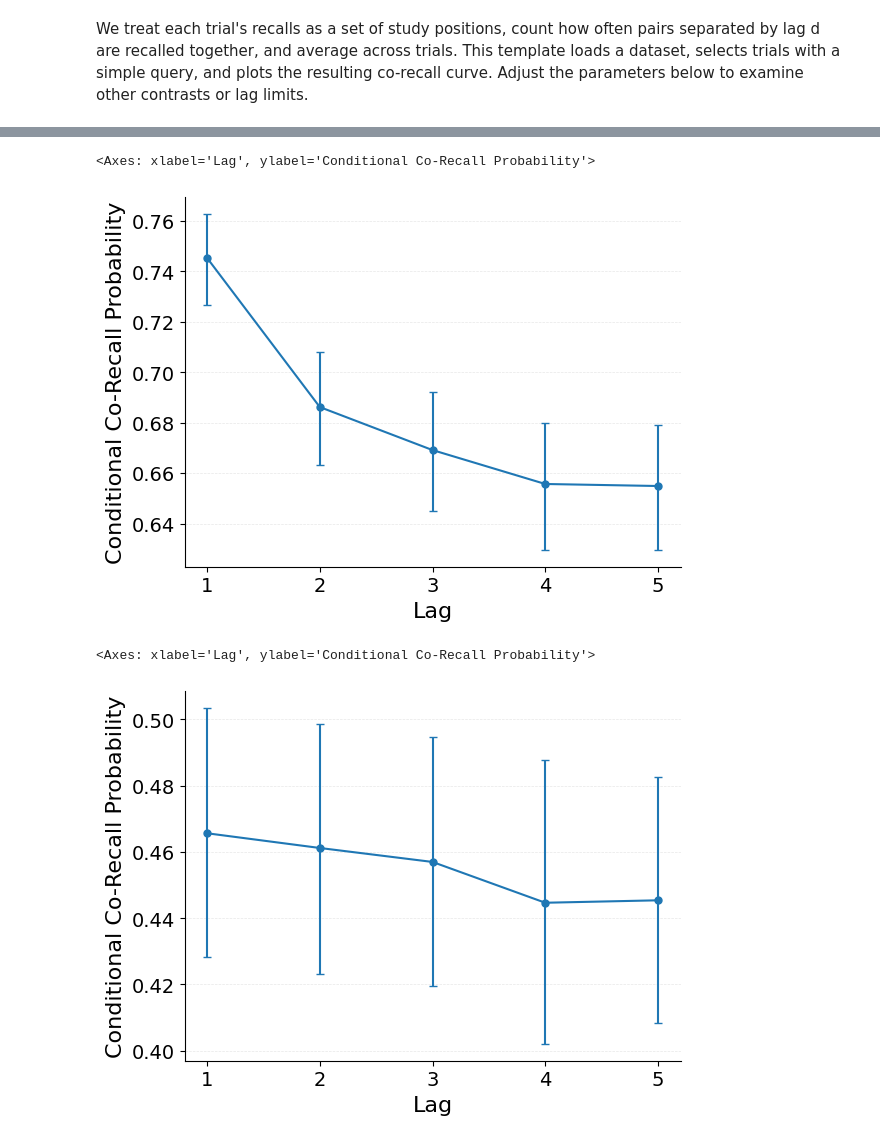
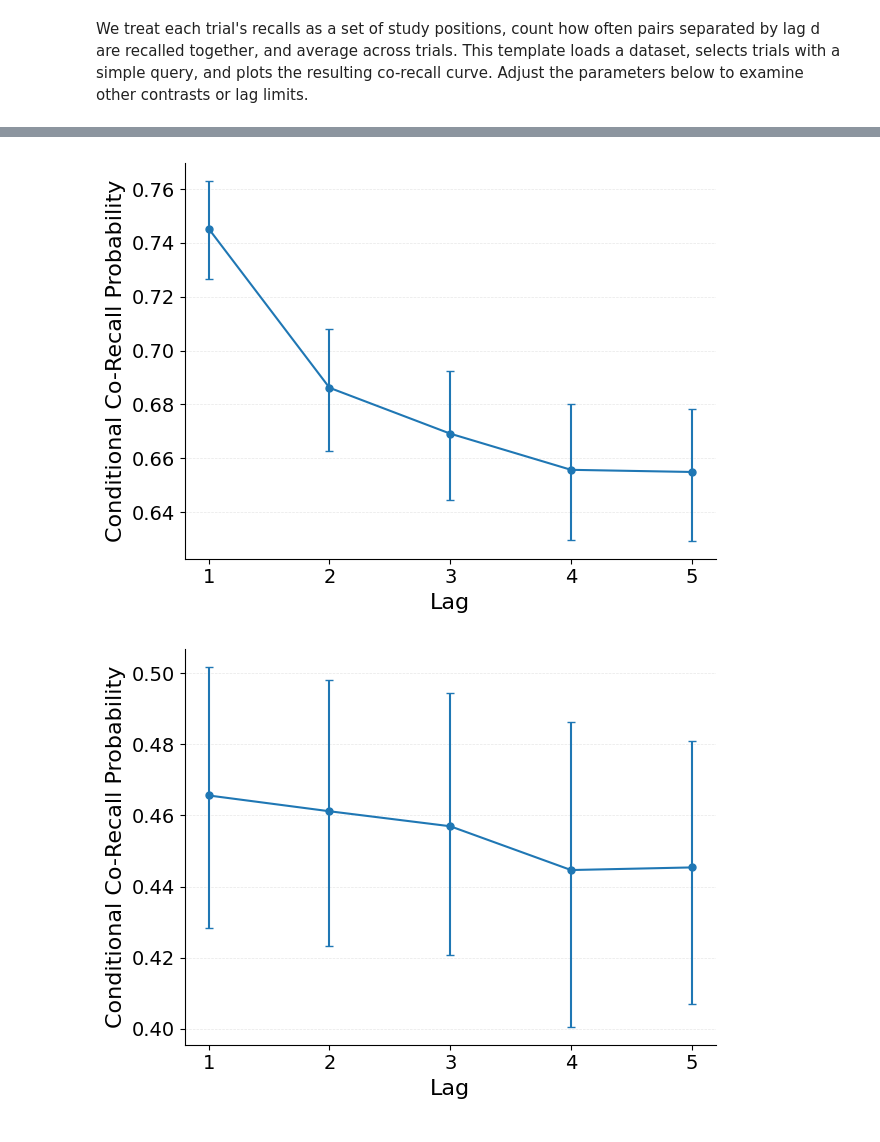
Before and after one commit to githubpsyche/jaxcmr, a Jupyter notebook: templates/conditional_corec_by_lag.ipynb, the cells around one changed output, grey strips where cells are left out. Drawn from its saved outputs; the diff is of its cells as text; code cells hidden in the pictures.

```diff
--- a/templates/conditional_corec_by_lag.ipynb
+++ b/templates/conditional_corec_by_lag.ipynb
@@ -48,27 +48,29 @@ plot_conditional_corec_by_lag(
     max_lag=max_lag,
 )
 # plt.ylim(ylim)
+plt.tight_layout()
+plt.savefig(f"projects/TalmiEEG/results/figures/analyses/peers_condcorec_by_lag.png", dpi=300)
 # %% [output]
-<Axes: xlabel='Lag', ylabel='Conditional Co-Recall Probability'>
-[figure, old version]
+[figure, new version]
 # %%
 run_tag = "CoRecByLag"
 data_name = "TalmiEEG"
 data_query = "data['subject'] > 0"
 max_lag = 5
 # ylim = [.1, .26]
 
 data_path = os.path.join(find_project_root(), f"data/{data_name}.h5")
 data = load_data(data_path)
 trial_mask = generate_trial_mask(data, data_query)
 # data['subject'] *= 0
 
 plot_conditional_corec_by_lag(
     data,
     trial_mask,
     max_lag=max_lag,
 )
 # plt.ylim(ylim)
+plt.tight_layout()
+# plt.savefig(f"projects/TalmiEEG/results/figures/analyses/zarubin_condcorec_by_lag.png", dpi=300)
 # %% [output]
-<Axes: xlabel='Lag', ylabel='Conditional Co-Recall Probability'>
-[figure, old version]
+[figure, new version]
```
Also changed, not shown: parts of 1 cell of this notebook, 9 other files.
